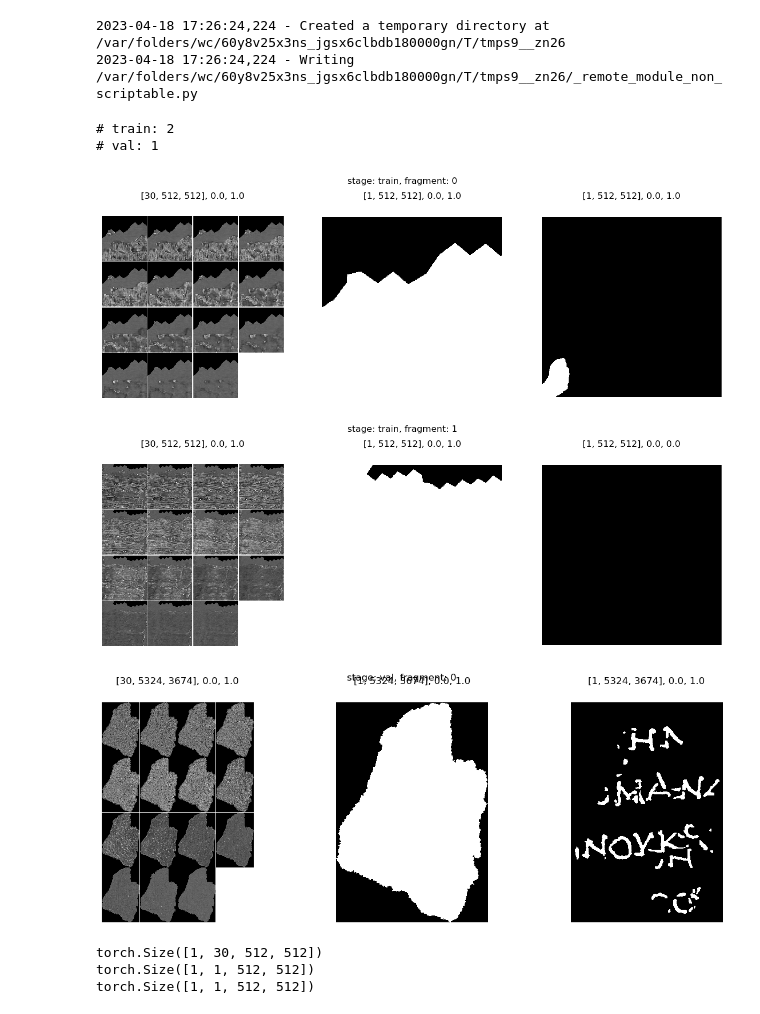
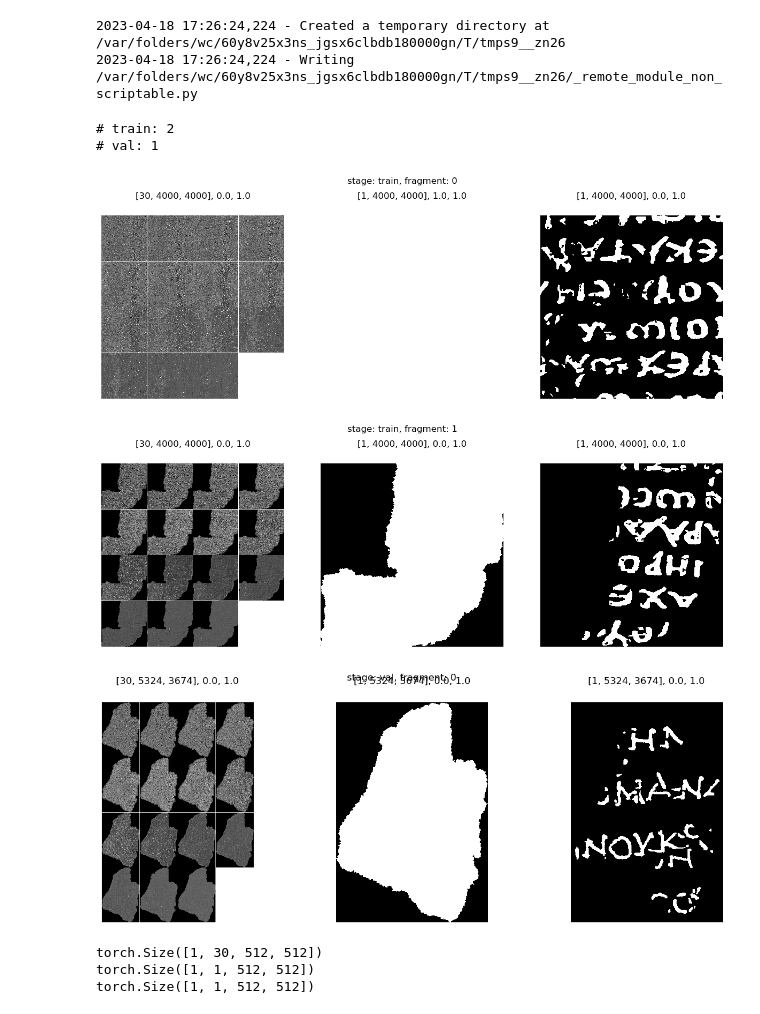
Before and after one commit to gmarus777/VESUVIUS_Challenge, a Jupyter notebook: jupyter notebooks/Dataset_CSV_MONAI.ipynb, the cells around one changed output. Cells and saved outputs as stored; diff of their text form; code cells hidden in the pictures.

```diff
--- a/jupyter notebooks/Dataset_CSV_MONAI.ipynb
+++ b/jupyter notebooks/Dataset_CSV_MONAI.ipynb
@@ -243,26 +243,26 @@ def visualize_dataloaders(dataloaders, train=True):
 # %%
 data_module = MONAI_CSV_Scrolls_Dataset(
     batch_size=1,
     data_csv_path=TRAIN_DATA_CSV_PATH,
     num_workers=0,
     num_samples=1,
-    patch_size=(512,512),
+    patch_size=(4000,4000),
     val_fragment_id=3,
 )
 
 data_module.setup(stage="fit")
 
 dataloaders = {
     "train": data_module.train_dataloader(),
     "val": data_module.val_dataloader(),
 }
 
 visualize_dataloaders(dataloaders)
 # %% [output]
 # train: 2
 # val: 1
-[figure, old version]
+[figure, new version]
-[figure, old version]
+[figure, new version]
 [figure]
 # %%
 dataloader = data_module.train_dataloader()
```
Also changed, not shown: 1 other file.
